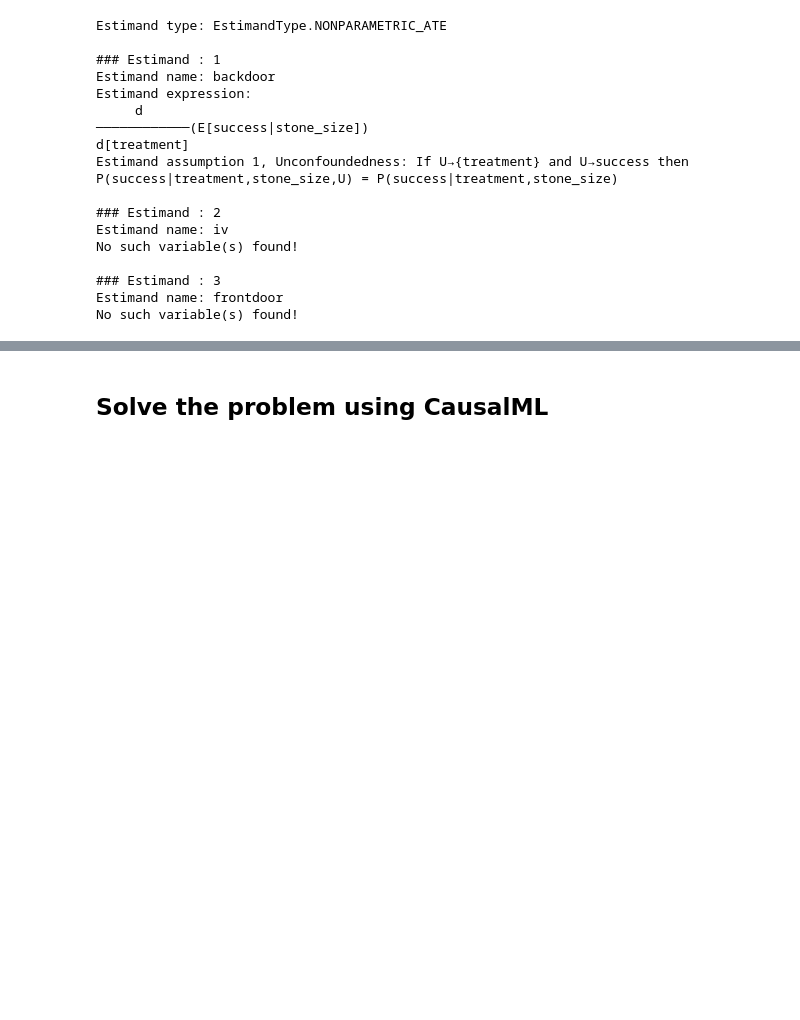
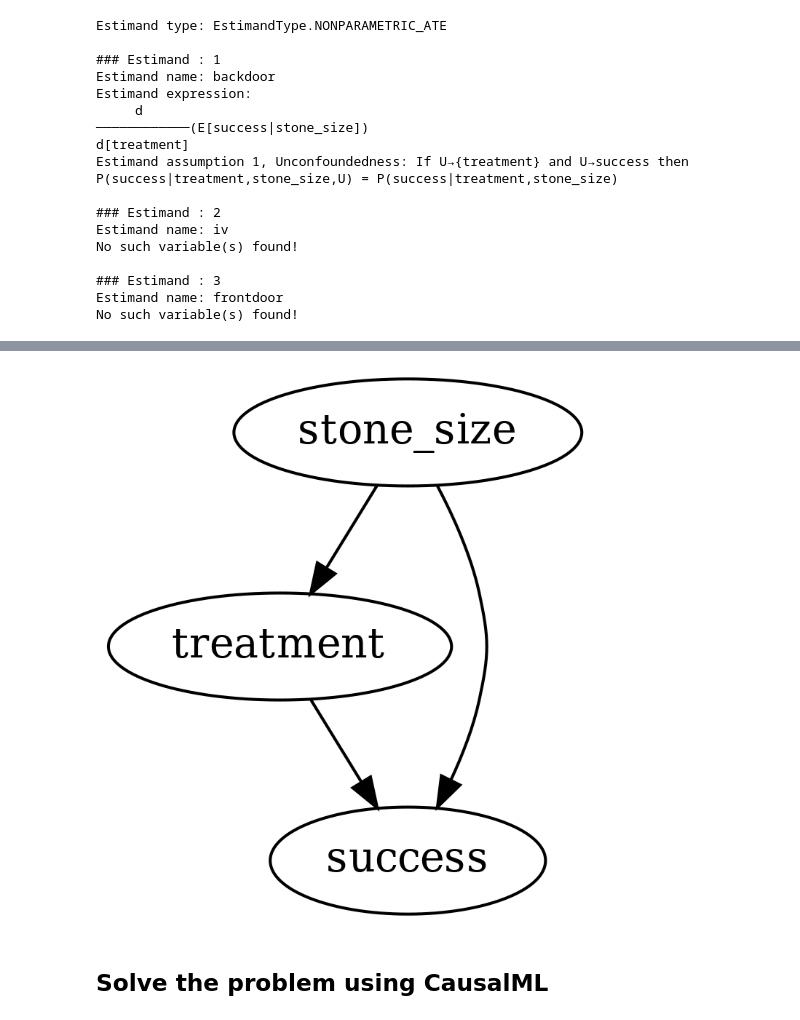
Before and after one commit to mark-baole/causal-inference, a Jupyter notebook: SimpsonParadox.ipynb, the cells around one changed output, grey strips where cells are left out. Saved outputs shown, nothing was run; the diff lists cells and outputs as text; code cells hidden in the pictures; blank space fills up the shorter version.

```diff
--- a/SimpsonParadox.ipynb
+++ b/SimpsonParadox.ipynb
@@ -62,7 +90,7 @@ gml_graph = ('graph [directed 1 '
 # %%
 model = dw.CausalModel(
     data=df,
-    # graph=gml_graph,
+    graph=gml_graph,
     treatment='treatment',
     outcome='success',
     common_causes=['stone_size']
@@ -132,3 +138,8 @@ Estimate for backdoor.linear_regression: 0.05383557024347474
+# %%
+model.view_model()
+display(Image(filename="causal_model.png"))
+# %% [output]
+[figure, added]
 # %% [markdown]
 ## Solve the problem using CausalML
 # %%
```
Also changed, not shown: parts of 7 cells of this notebook, 2 other files.
